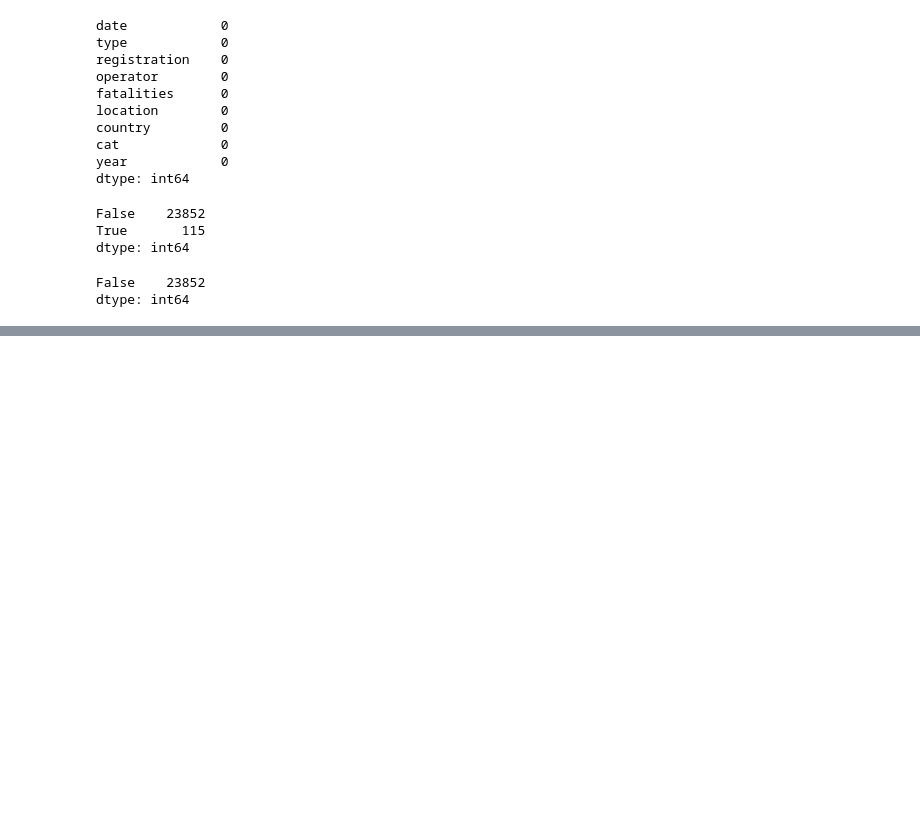
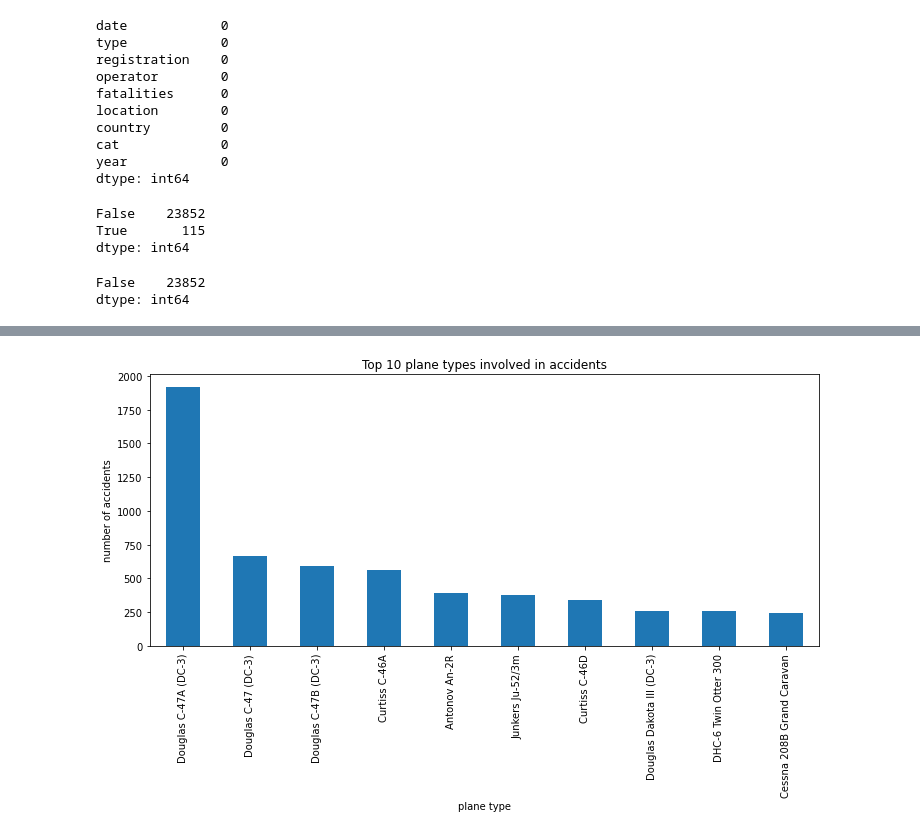
Before and after one commit to keziahm-design/Aviation-Accident-from-1919-to-2023-project-, a Jupyter notebook: index.ipynb, the cells around one changed output, grey strips where cells are left out. Saved outputs shown, nothing was run; the diff lists cells and outputs as text; code cells hidden in the pictures; blank space fills up the shorter version.

```diff
--- a/index.ipynb
+++ b/index.ipynb
@@ -103,0 +184,11 @@ df_accidents.to_csv("cleaned_aviation_accident_data.csv", index=False)
+# %%
+# top 10 plane types involved in the accidents
+df_accidents_type=df_accidents['type'].value_counts().head(10)
+plt.figure(figsize=(12,5))
+df_accidents_type.plot(kind='bar')
+plt.title('Top 10 plane types involved in accidents')
+plt.xlabel('plane type')
+plt.ylabel('number of accidents')
+plt.show()
+# %% [output]
+[figure, added]
```
Also changed, not shown: parts of 15 cells of this notebook.
